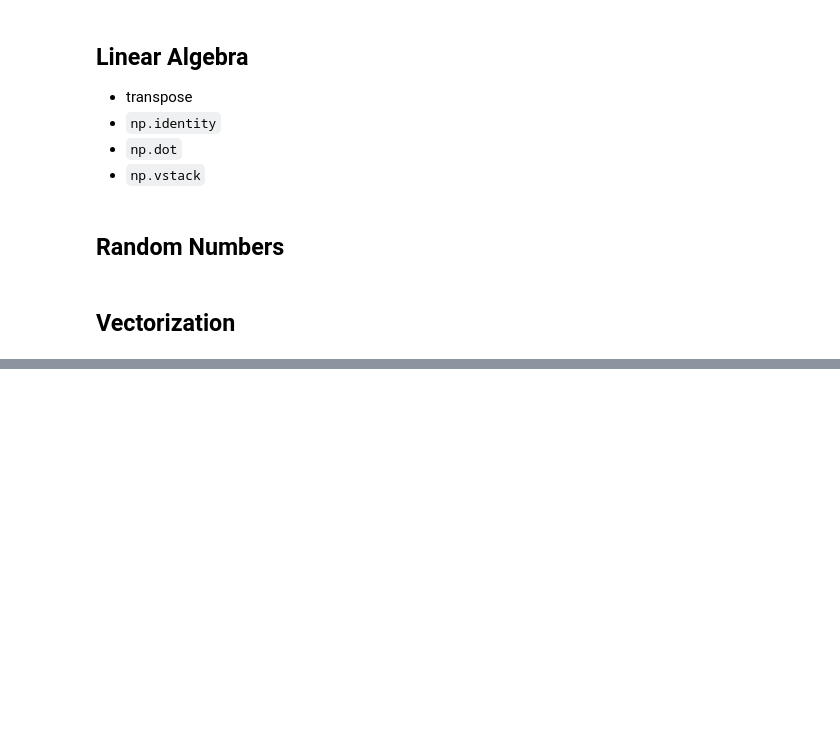
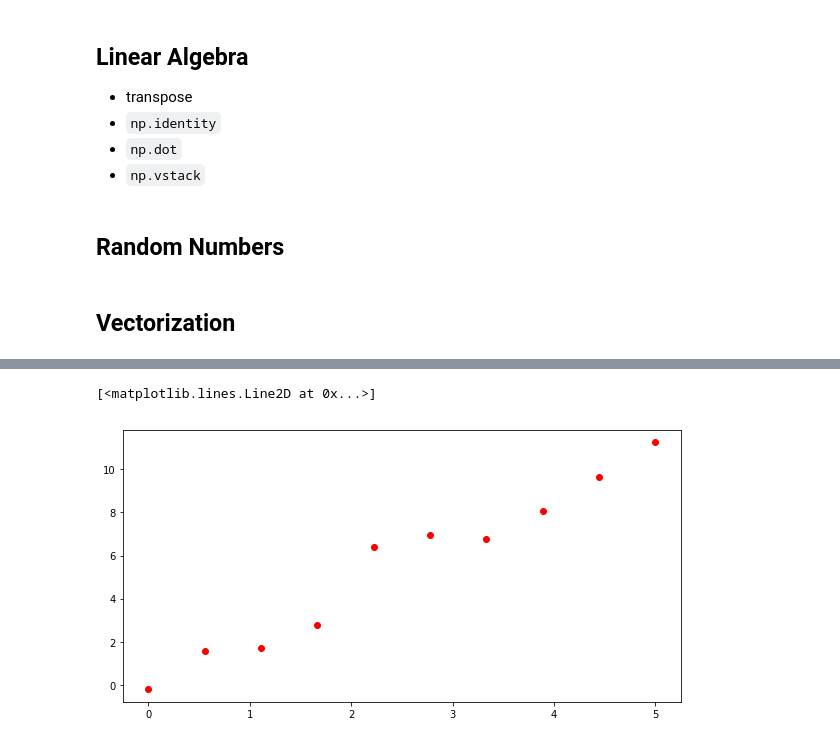
Before and after one commit to postmda/S2019-MDA610, a Jupyter notebook: Chapter 6/NumpyTutorial.ipynb, the cells around one changed output, grey strips where cells are left out. Cells and saved outputs as stored; diff of their text form; code cells hidden in the pictures; blank space fills up the shorter version.

```diff
--- a/Chapter 6/NumpyTutorial.ipynb
+++ b/Chapter 6/NumpyTutorial.ipynb
@@ -235,0 +327,11 @@ values = np.random.randn(1000000)
+# %%
+# a scatter plot
+fig = plt.figure(figsize = (10, 5))
+ax = fig.add_subplot(1, 1, 1)
+np.random.seed(12345)
+x = np.linspace(0, 5, 10)
+y = 2 * x + np.random.randn(10)
+ax.plot(x, y, 'ro')   # red, circular markers
+# %% [output]
+[<matplotlib.lines.Line2D at 0x...>]
+[figure, added]
```
Also changed, not shown: parts of 24 cells of this notebook, 1 other file.
